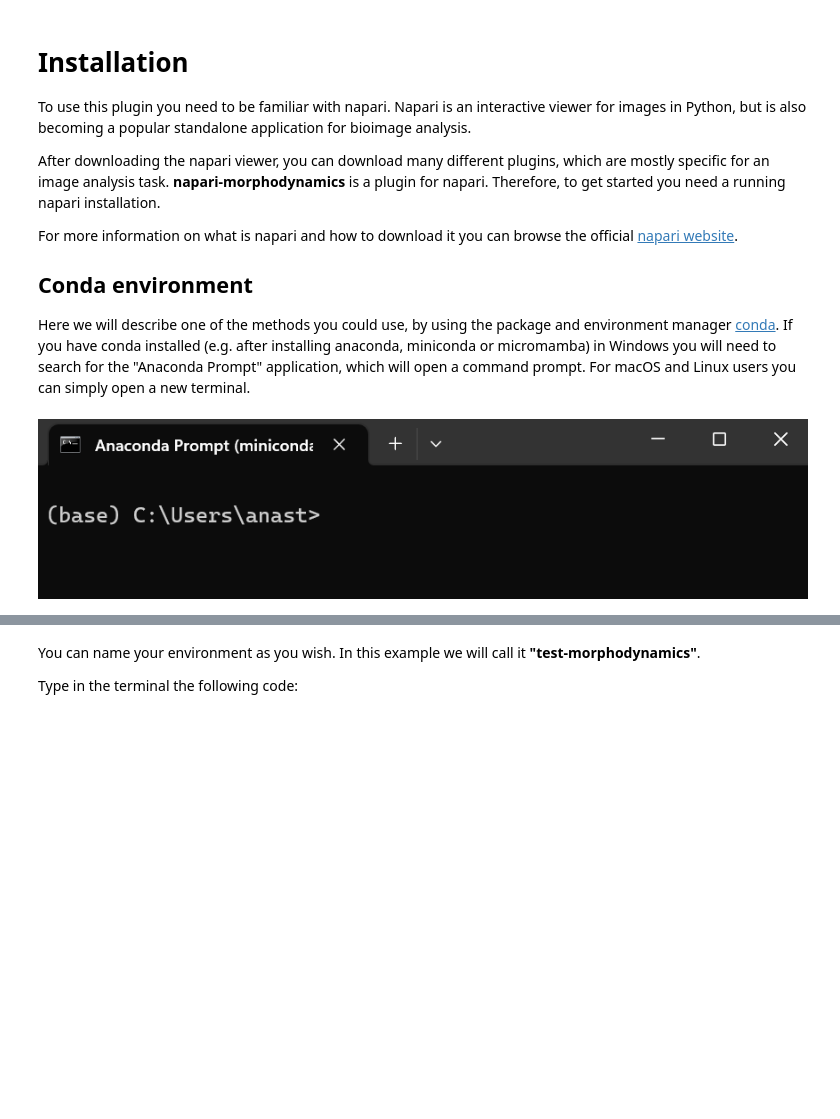
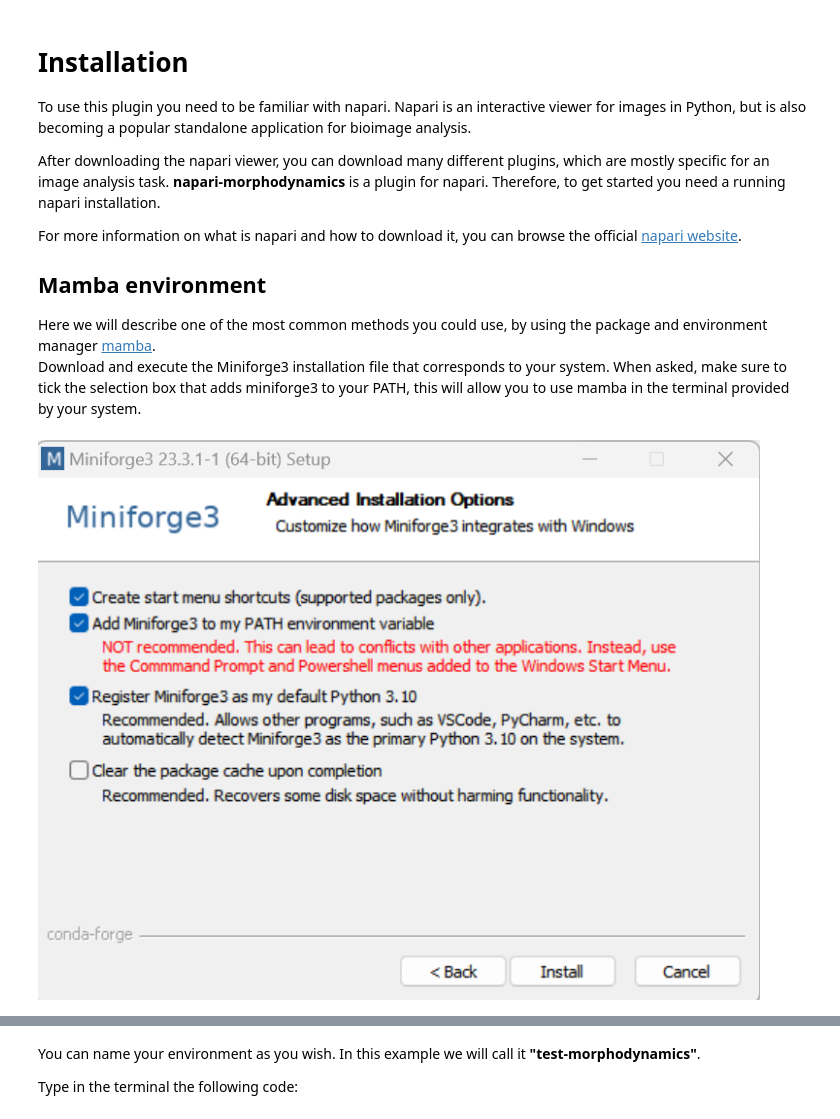
Before and after one commit to guiwitz/napari-morphodynamics, a Jupyter notebook: book/installation.ipynb, the cells around one changed output, grey strips where cells are left out. Cells and saved outputs as stored; diff of their text form; code cells hidden in the pictures; blank space fills up the shorter version.

```diff
--- a/book/installation.ipynb
+++ b/book/installation.ipynb
@@ -7,12 +7,13 @@ To use this plugin you need to be familiar with napari. Napari is an interactive
 
 After downloading the napari viewer, you can download many different plugins, which are mostly specific for an image analysis task. **napari-morphodynamics** is a plugin for napari. Therefore, to get started you need a running napari installation.
 
-For more information on what is napari and how to download it you can browse the official [napari website](https://napari.org/stable/index.html).
+For more information on what is napari and how to download it, you can browse the official [napari website](https://napari.org/stable/index.html).
 
-## Conda environment
+## Mamba environment
 
-Here we will describe one of the methods you could use, by using the package and environment manager [conda](https://docs.conda.io/en/latest/index.html). If you have conda installed (e.g. after installing anaconda, miniconda or micromamba) in Windows you will need to search for the "Anaconda Prompt" application, which will open a command prompt. For macOS and Linux users you can simply open a new terminal.
+Here we will describe one of the most common methods you could use, by using the package and environment manager [mamba](https://github.com/conda-forge/miniforge#miniforge3).<br>
+Download and execute the Miniforge3 installation file that corresponds to your system. When asked, make sure to tick the selection box that adds miniforge3 to your PATH, this will allow you to use mamba in the terminal provided by your system.
 # %%
-Image('images/Anaconda Prompt.png')
+Image("images/miniforge_to_path.png")
 # %% [output]
-[figure, old version]
+[figure, new version]
```
Also changed, not shown: parts of 20 cells of this notebook, 21 other files.
